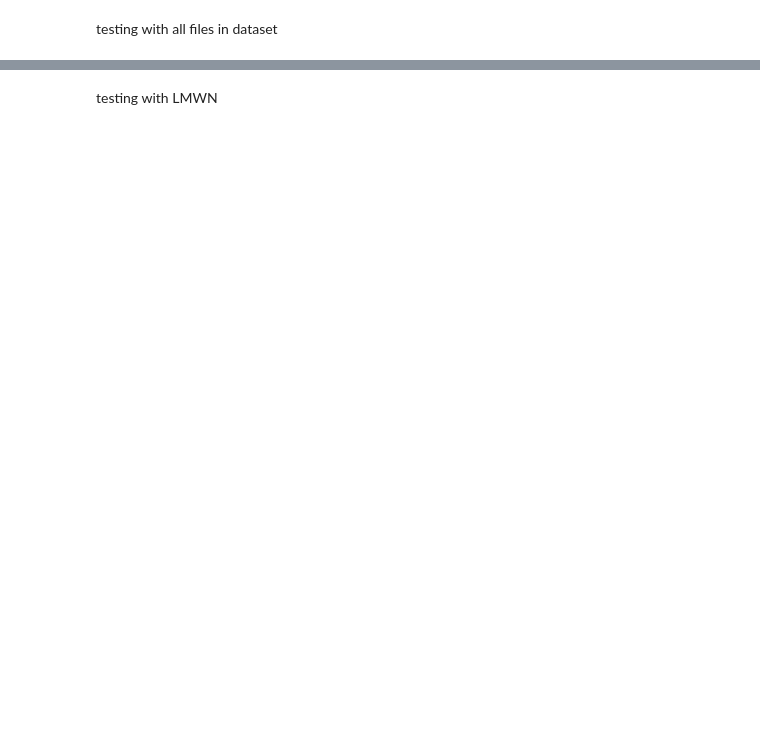
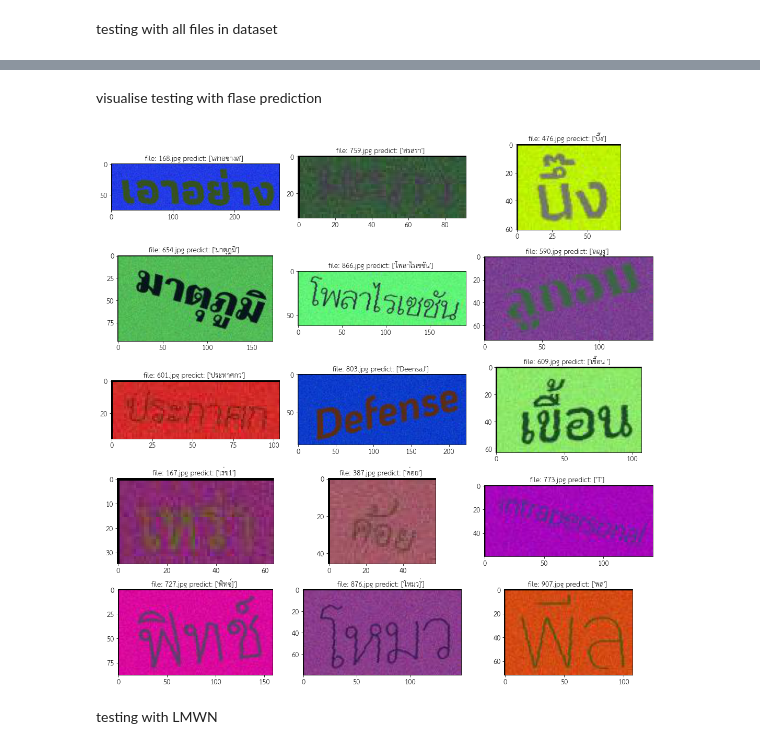
Before and after one commit to piyawat-at/EasyOCR, a Jupyter notebook: test_model.ipynb, the cells around one changed output, grey strips where cells are left out. Drawn from its saved outputs; the diff is of its cells as text; code cells hidden in the pictures; blank space fills up the shorter version.

```diff
--- a/test_model.ipynb
+++ b/test_model.ipynb
@@ -157,0 +176,9 @@ word_acc_ignore_case_symbol: 0.713
+# %%
+import mmocr_eval
+from importlib import reload
+reload(mmocr_eval)
+tmp = name_img.copy()
+output, false_list = mmocr_eval.eval_ocr_metric(pred, gt, tmp)
+# output, false_list = eval_ocr_metric(pred, gt, name_img)
+for k,v in output.items():
+    print(f'{k}: {v}')
@@ -158,4 +192,4 @@ word_acc_ignore_case_symbol: 0.713
 # %%
-for key, false in false_list.items():
-    print(key, false)
+for i in false_list:
+    print(i)
 # %% [output]
@@ -179,3 +213,48 @@ Salot ('15.jpg', 'Salotm', 1)
+# %% [markdown]
+visualise testing with flase prediction
+# %%
+filepaths = glob.glob(os.path.join('trainer/all_data/testing/testing','*.jpg'))
+filepaths = sorted(filepaths, key= lambda x: int(re.split(r'[/\\.]',x)[-2]))
+
+plt.rcParams['font.family'] = 'TH Sarabun New'
+plt.rcParams['xtick.labelsize'] = 20.0
+plt.rcParams['ytick.labelsize'] = 20.0
+columns = 3
+rows = 5
+fig = plt.figure(figsize=(15, 15))
+ax = []
+for i in tqdm(range(columns*rows)):
+    # random_file_name = random.sample(os.listdir(os.path.join('trainer/all_data/testing/testing')),1)[0]
+    # random_file_path = os.path.join('trainer/all_data/testing/testing',random_file_name)
+    #random_file_name = random.sample(os.listdir(os.path.join('trainer/all_data/testing/testing')),1)[0]
+
+    random_file_name = random.sample(false_list,1)[0]
+    random_file_name = random_file_name[0]
+    random_file_path = os.path.join('trainer/all_data/testing/testing',random_file_name)
+
+    img = plt.imread(random_file_path)
+    result = reader.recognize(random_file_path)
+    ax.append(fig.add_subplot(rows, columns, i+1) )
+    boxs = []
+    txt = []
+    for idx,i in enumerate(result):
+        boxs.append(i[0])
+        txt.append(i[1])
+
+
+    if len(result) > 0:
+        ax[-1].set_title(f'file: {random_file_name} predict: {txt} ', fontsize=20)
+        for i in boxs:
+                pts = np.array(i, np.int32)
+                pts = pts.reshape((-1,1,2))
+                cv.polylines(img,[pts],True,(0,0,0))
+    else:
+        ax[-1].set_title(f'file: {random_file_name} No result', fontsize=20)
+    plt.imshow(img)
+fig.tight_layout()
+plt.show()
+# %% [output]
+[figure, added]
 # %% [markdown]
 testing with LMWN
 # %%
```
Also changed, not shown: parts of 9 cells of this notebook, 3 other files.
